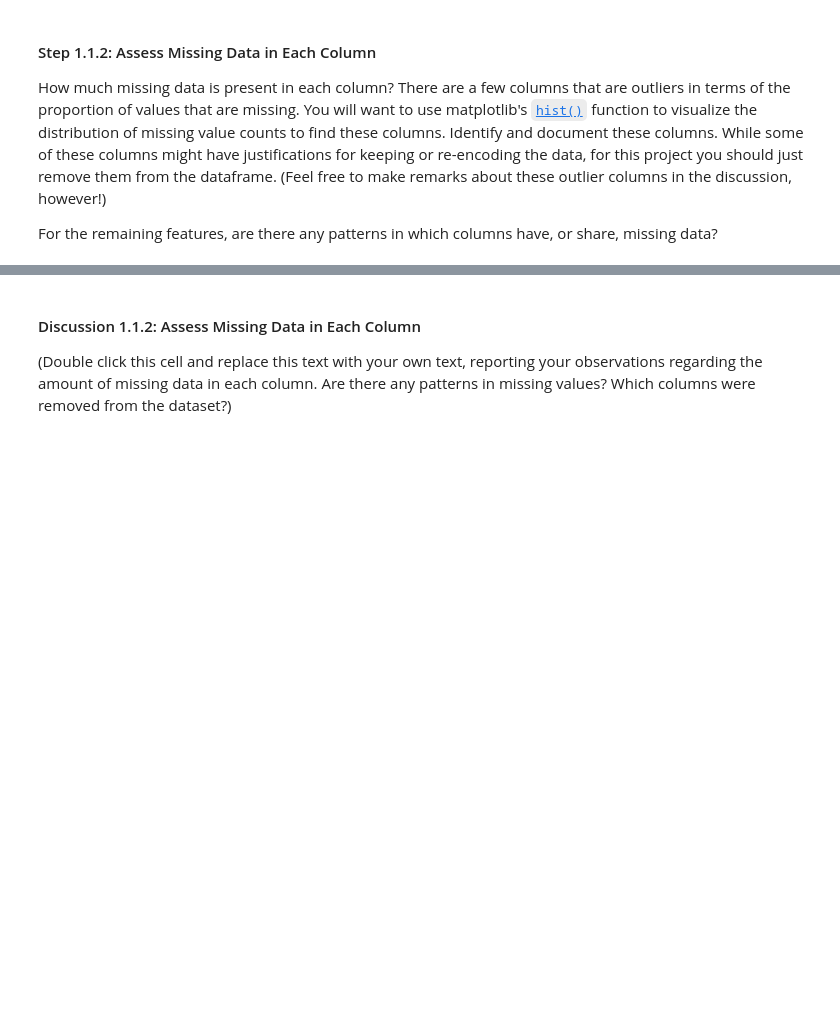
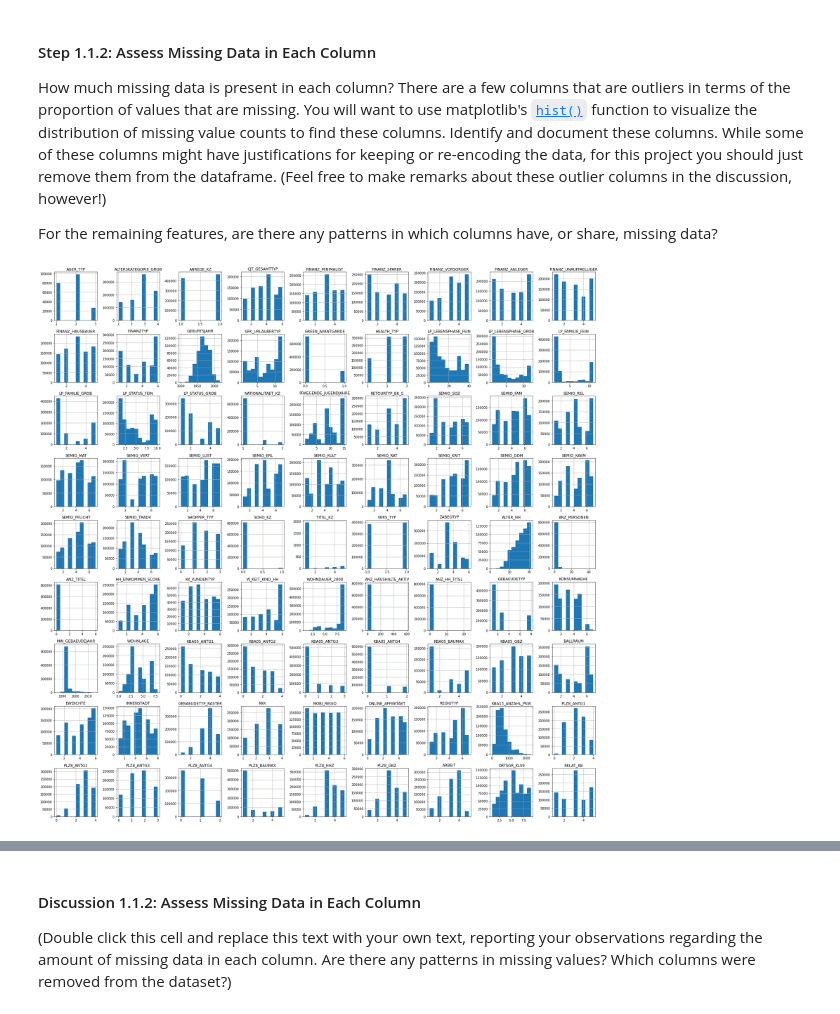
Before and after one commit to GaryLBentley/identify_customer_segments, a Jupyter notebook: Identify_Customer_Segments.ipynb, the cells around one changed output, grey strips where cells are left out. Drawn from its saved outputs; the diff is of its cells as text; code cells hidden in the pictures; blank space fills up the shorter version.

```diff
--- a/Identify_Customer_Segments.ipynb
+++ b/Identify_Customer_Segments.ipynb
@@ -215,3 +205,8 @@ For the remaining features, are there any patterns in which columns have, or sha
 # %%
 # Perform an assessment of how much missing data there is in each column of the
 # dataset.
+azdias.hist(figsize=(25,25))
+plt.tight_layout()
+plt.show()
+# %% [output]
+[figure, added]
```
Also changed, not shown: parts of 5 cells of this notebook.
